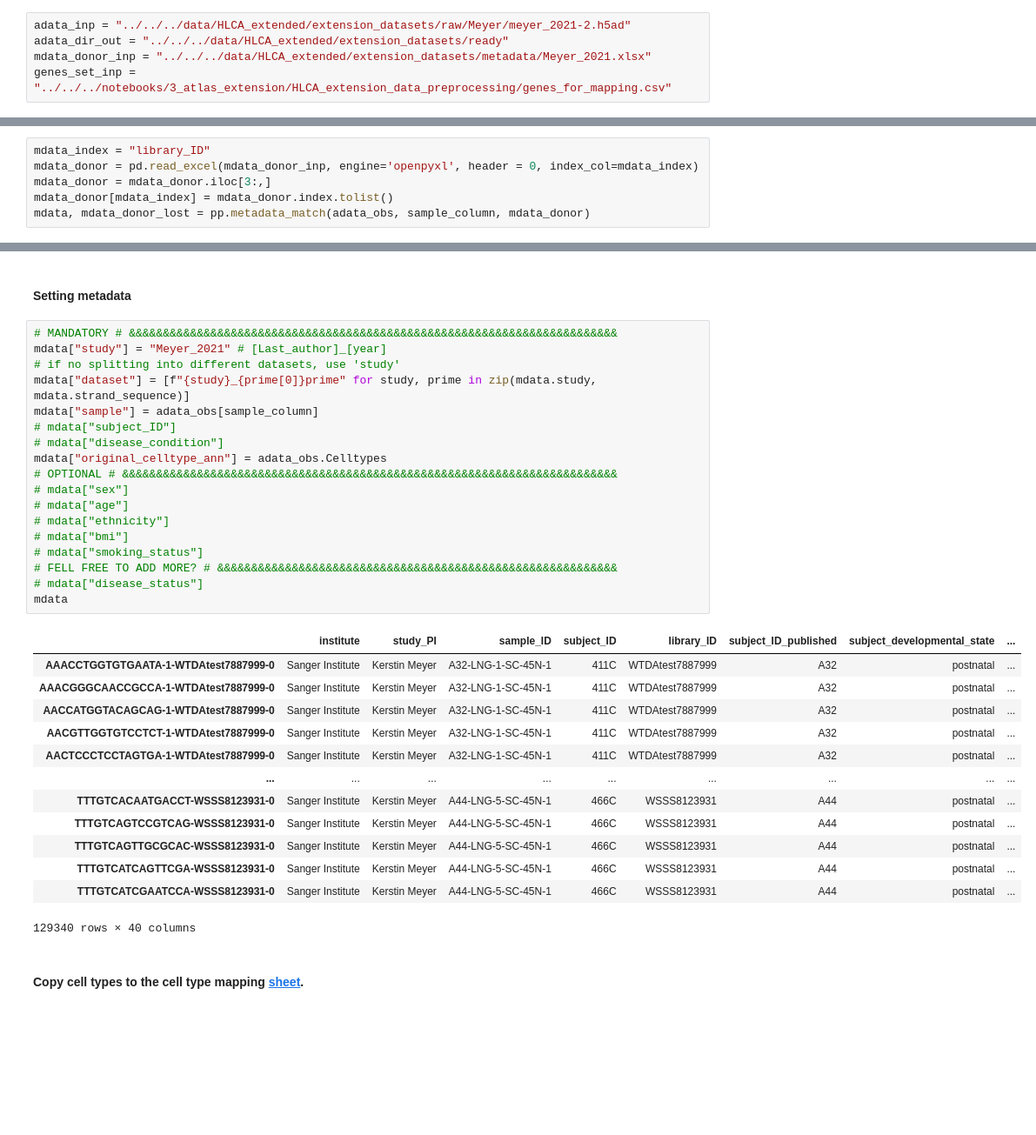
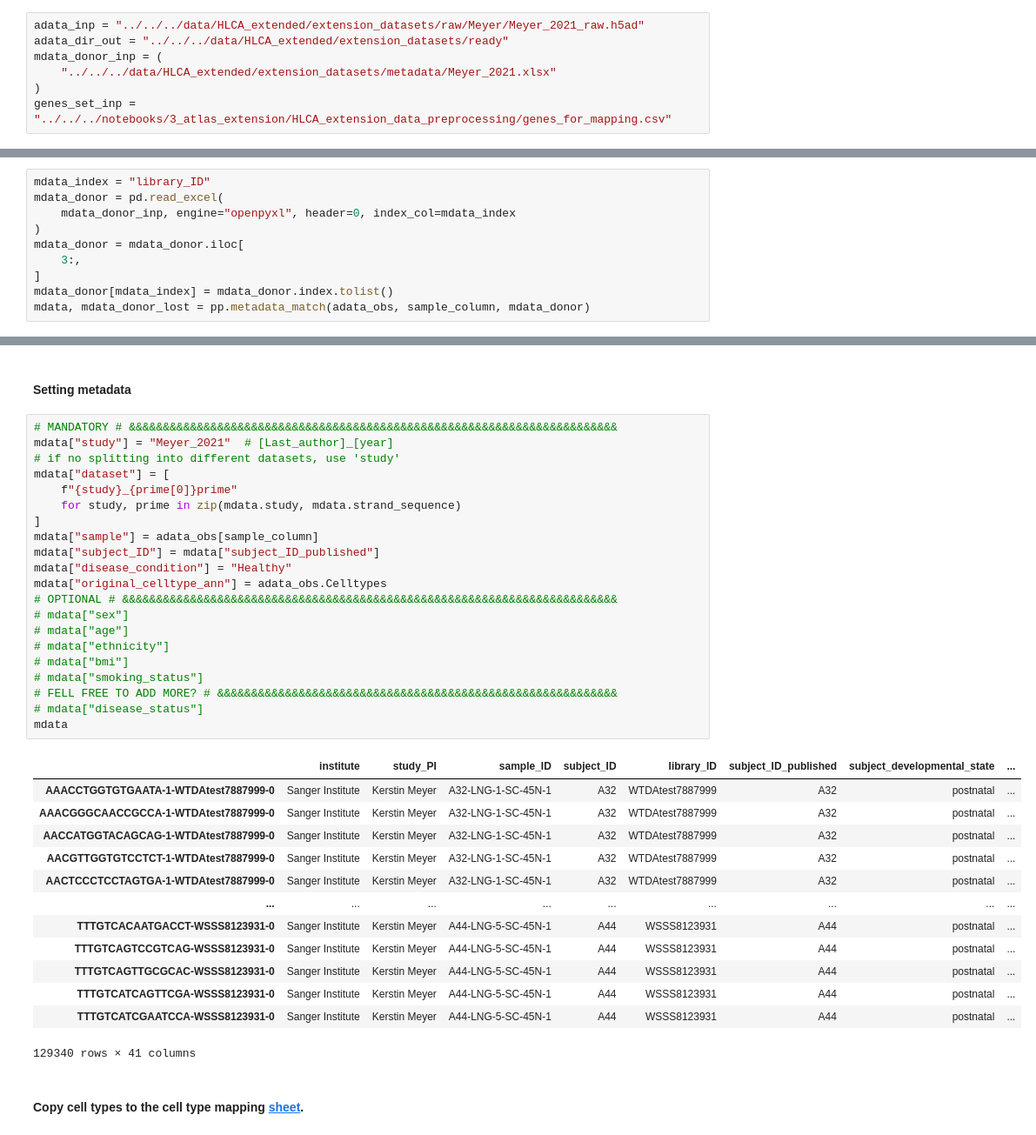
Before and after one commit to LungCellAtlas/HLCA_reproducibility, a Jupyter notebook: notebooks/3_atlas_extension/HLCA_extension_data_preprocessing/Meyer_2021-2.ipynb, the cells around one changed output, grey strips where cells are left out. Shown at 87% size. Saved outputs shown, nothing was run; the diff lists cells and outputs as text; blank space fills up the shorter version.

```diff
--- a/notebooks/3_atlas_extension/HLCA_extension_data_preprocessing/Meyer_2021-2.ipynb
+++ b/notebooks/3_atlas_extension/HLCA_extension_data_preprocessing/Meyer_2021-2.ipynb
@@ -92,9 +96,11 @@ No pretty code for us today
 # %% [markdown]
 ### Global variables and paths
 # %%
-adata_inp = "../../../data/HLCA_extended/extension_datasets/raw/Meyer/meyer_2021-2.h5ad"
+adata_inp = "../../../data/HLCA_extended/extension_datasets/raw/Meyer/Meyer_2021_raw.h5ad"
 adata_dir_out = "../../../data/HLCA_extended/extension_datasets/ready"
-mdata_donor_inp = "../../../data/HLCA_extended/extension_datasets/metadata/Meyer_2021.xlsx"
+mdata_donor_inp = (
+    "../../../data/HLCA_extended/extension_datasets/metadata/Meyer_2021.xlsx"
+)
 genes_set_inp = "../../../notebooks/3_atlas_extension/HLCA_extension_data_preprocessing/genes_for_mapping.csv"
 # %% [markdown]
 ### Load data <a class="anchor" id="bullet1"></a>
@@ -208,8 +214,12 @@ adata_obs.loc[adata_obs[sample_column].isin(["5841STDY7991475"]),:]
 2578 rows × 25 columns
 # %%
 mdata_index = "library_ID"
-mdata_donor = pd.read_excel(mdata_donor_inp, engine='openpyxl', header = 0, index_col=mdata_index)
-mdata_donor = mdata_donor.iloc[3:,]
+mdata_donor = pd.read_excel(
+    mdata_donor_inp, engine="openpyxl", header=0, index_col=mdata_index
+)
+mdata_donor = mdata_donor.iloc[
+    3:,
+]
 mdata_donor[mdata_index] = mdata_donor.index.tolist()
 mdata, mdata_donor_lost = pp.metadata_match(adata_obs, sample_column, mdata_donor)
 # %% [output]
@@ -241,36 +251,39 @@ It looks like the annotated data is missing WSSS_A_LNG8708934. In the past this
 #### Setting metadata
 # %%
 # MANDATORY # &&&&&&&&&&&&&&&&&&&&&&&&&&&&&&&&&&&&&&&&&&&&&&&&&&&&&&&&&&&&&&&&&&&&&&&&
-mdata["study"] = "Meyer_2021" # [Last_author]_[year]
+mdata["study"] = "Meyer_2021"  # [Last_author]_[year]
 # if no splitting into different datasets, use 'study'
-mdata["dataset"] = [f"{study}_{prime[0]}prime" for study, prime in zip(mdata.study, mdata.strand_sequence)]
+mdata["dataset"] = [
+    f"{study}_{prime[0]}prime"
+    for study, prime in zip(mdata.study, mdata.strand_sequence)
+]
 mdata["sample"] = adata_obs[sample_column]
-# mdata["subject_ID"]
-# mdata["disease_condition"]
+mdata["subject_ID"] = mdata["subject_ID_published"]
+mdata["disease_condition"] = "Healthy"
 mdata["original_celltype_ann"] = adata_obs.Celltypes
 # OPTIONAL # &&&&&&&&&&&&&&&&&&&&&&&&&&&&&&&&&&&&&&&&&&&&&&&&&&&&&&&&&&&&&&&&&&&&&&&&&
 # mdata["sex"]
 # mdata["age"]
 # mdata["ethnicity"]
 # mdata["bmi"]
 # mdata["smoking_status"]
 # FELL FREE TO ADD MORE? # &&&&&&&&&&&&&&&&&&&&&&&&&&&&&&&&&&&&&&&&&&&&&&&&&&&&&&&&&&&
 # mdata["disease_status"]
 mdata
 # %% [output]
 |  | institute | study_PI | sample_ID | subject_ID | library_ID | subject_ID_published | subject_developmental_state | ... |
-| AAACCTGGTGTGAATA-1-WTDAtest7887999-0 | Sanger Institute | Kerstin Meyer | A32-LNG-1-SC-45N-1 | 411C | WTDAtest7887999 | A32 | postnatal | ... |
-| AAACGGGCAACCGCCA-1-WTDAtest7887999-0 | Sanger Institute | Kerstin Meyer | A32-LNG-1-SC-45N-1 | 411C | WTDAtest7887999 | A32 | postnatal | ... |
-| AACCATGGTACAGCAG-1-WTDAtest7887999-0 | Sanger Institute | Kerstin Meyer | A32-LNG-1-SC-45N-1 | 411C | WTDAtest7887999 | A32 | postnatal | ... |
-| AACGTTGGTGTCCTCT-1-WTDAtest7887999-0 | Sanger Institute | Kerstin Meyer | A32-LNG-1-SC-45N-1 | 411C | WTDAtest7887999 | A32 | postnatal | ... |
-| AACTCCCTCCTAGTGA-1-WTDAtest7887999-0 | Sanger Institute | Kerstin Meyer | A32-LNG-1-SC-45N-1 | 411C | WTDAtest7887999 | A32 | postnatal | ... |
+| AAACCTGGTGTGAATA-1-WTDAtest7887999-0 | Sanger Institute | Kerstin Meyer | A32-LNG-1-SC-45N-1 | A32 | WTDAtest7887999 | A32 | postnatal | ... |
+| AAACGGGCAACCGCCA-1-WTDAtest7887999-0 | Sanger Institute | Kerstin Meyer | A32-LNG-1-SC-45N-1 | A32 | WTDAtest7887999 | A32 | postnatal | ... |
+| AACCATGGTACAGCAG-1-WTDAtest7887999-0 | Sanger Institute | Kerstin Meyer | A32-LNG-1-SC-45N-1 | A32 | WTDAtest7887999 | A32 | postnatal | ... |
+| AACGTTGGTGTCCTCT-1-WTDAtest7887999-0 | Sanger Institute | Kerstin Meyer | A32-LNG-1-SC-45N-1 | A32 | WTDAtest7887999 | A32 | postnatal | ... |
+| AACTCCCTCCTAGTGA-1-WTDAtest7887999-0 | Sanger Institute | Kerstin Meyer | A32-LNG-1-SC-45N-1 | A32 | WTDAtest7887999 | A32 | postnatal | ... |
 | ... | ... | ... | ... | ... | ... | ... | ... | ... |
-| TTTGTCACAATGACCT-WSSS8123931-0 | Sanger Institute | Kerstin Meyer | A44-LNG-5-SC-45N-1 | 466C | WSSS8123931 | A44 | postnatal | ... |
-| TTTGTCAGTCCGTCAG-WSSS8123931-0 | Sanger Institute | Kerstin Meyer | A44-LNG-5-SC-45N-1 | 466C | WSSS8123931 | A44 | postnatal | ... |
-| TTTGTCAGTTGCGCAC-WSSS8123931-0 | Sanger Institute | Kerstin Meyer | A44-LNG-5-SC-45N-1 | 466C | WSSS8123931 | A44 | postnatal | ... |
-| TTTGTCATCAGTTCGA-WSSS8123931-0 | Sanger Institute | Kerstin Meyer | A44-LNG-5-SC-45N-1 | 466C | WSSS8123931 | A44 | postnatal | ... |
-| TTTGTCATCGAATCCA-WSSS8123931-0 | Sanger Institute | Kerstin Meyer | A44-LNG-5-SC-45N-1 | 466C | WSSS8123931 | A44 | postnatal | ... |
+| TTTGTCACAATGACCT-WSSS8123931-0 | Sanger Institute | Kerstin Meyer | A44-LNG-5-SC-45N-1 | A44 | WSSS8123931 | A44 | postnatal | ... |
+| TTTGTCAGTCCGTCAG-WSSS8123931-0 | Sanger Institute | Kerstin Meyer | A44-LNG-5-SC-45N-1 | A44 | WSSS8123931 | A44 | postnatal | ... |
+| TTTGTCAGTTGCGCAC-WSSS8123931-0 | Sanger Institute | Kerstin Meyer | A44-LNG-5-SC-45N-1 | A44 | WSSS8123931 | A44 | postnatal | ... |
+| TTTGTCATCAGTTCGA-WSSS8123931-0 | Sanger Institute | Kerstin Meyer | A44-LNG-5-SC-45N-1 | A44 | WSSS8123931 | A44 | postnatal | ... |
+| TTTGTCATCGAATCCA-WSSS8123931-0 | Sanger Institute | Kerstin Meyer | A44-LNG-5-SC-45N-1 | A44 | WSSS8123931 | A44 | postnatal | ... |
-129340 rows × 40 columns
+129340 rows × 41 columns
 # %% [markdown]
 #### Copy cell types to the cell type mapping [sheet](https://docs.google.com/spreadsheets/d/1I6NXTZBZqPpq6l3qG5mqdxaWVnovm9F9NAvUuoyXWJw/edit#gid=0).
 # %%
```
Also changed, not shown: parts of 13 cells of this notebook, 5 other files.
